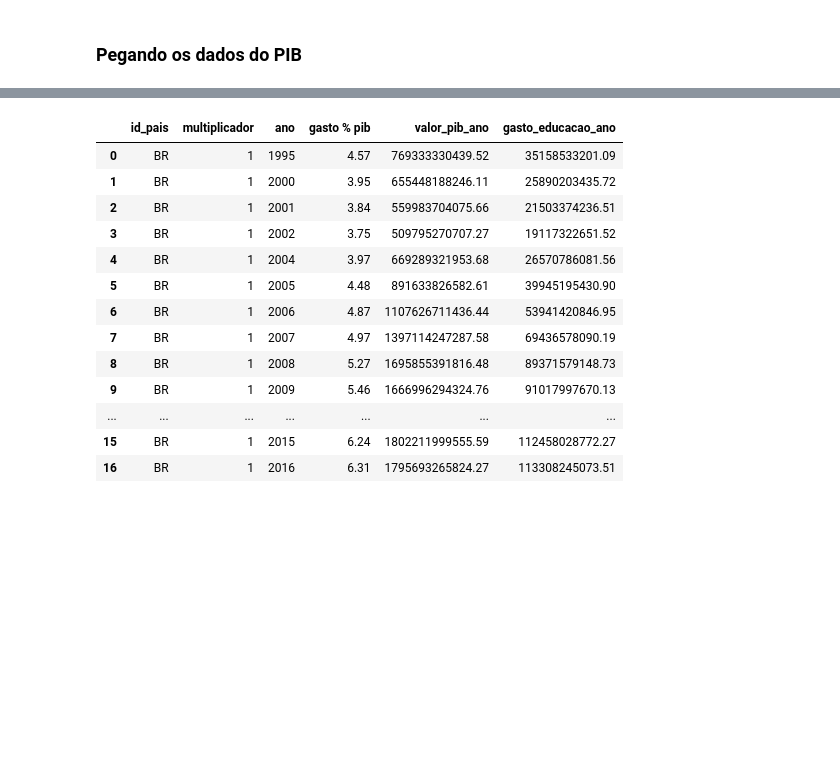
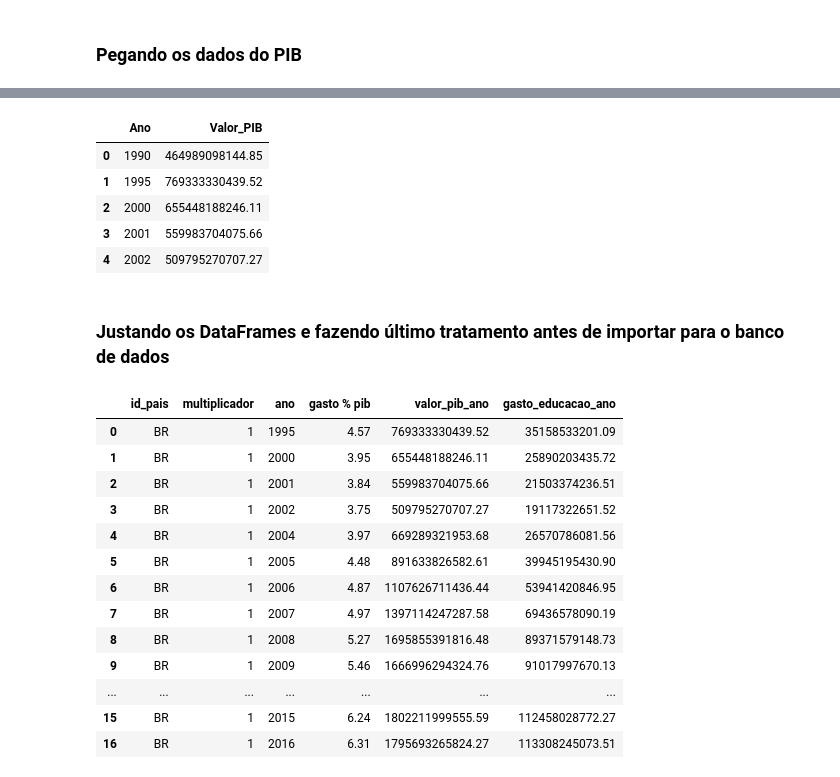
Before and after one commit to MateusCoppi/brasil_education_spending, a Jupyter notebook: etl.ipynb, the cells around one changed output, grey strips where cells are left out. Drawn from its saved outputs; the diff is of its cells as text; code cells hidden in the pictures; blank space fills up the shorter version.

```diff
--- a/etl.ipynb
+++ b/etl.ipynb
@@ -86,4 +170,13 @@ df_pib = df_pib.dropna()
 # %%
 df_pib.reset_index(inplace=True)
 df_pib = df_pib[['Ano', 'Valor_PIB']]
+df_pib['Valor_PIB'] = pd.to_numeric(df_pib['Valor_PIB'], errors='coerce').astype(float)
+df_pib.head(5)
+# %% [output]
+|  | Ano | Valor_PIB |
+| 0 | 1990 | 464989098144.85 |
+| 1 | 1995 | 769333330439.52 |
+| 2 | 2000 | 655448188246.11 |
+| 3 | 2001 | 559983704075.66 |
+| 4 | 2002 | 509795270707.27 |
 # %%
@@ -96,3 +185,5 @@ pd.options.display.float_format = '{:.2f}'.format
+# %% [markdown]
+### Justando os DataFrames e fazendo último tratamento antes de importar para o banco de dados
 # %%
 df_tratado = pd.merge(df_dados_educacao, df_pib, on='Ano', how='inner')
 df_tratado['Ano'] = df_tratado['Ano'].astype((int))
```
Also changed, not shown: parts of 18 cells of this notebook, 1 other file.
